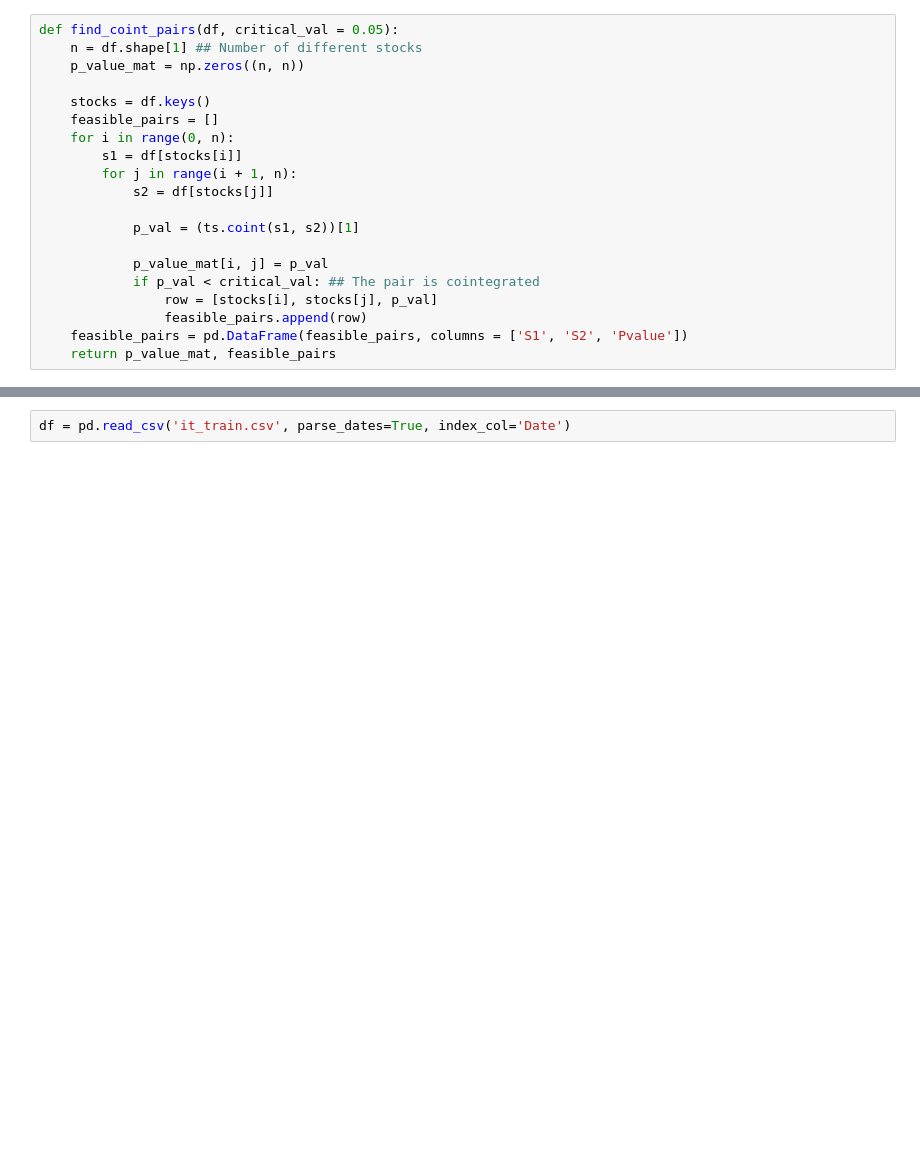
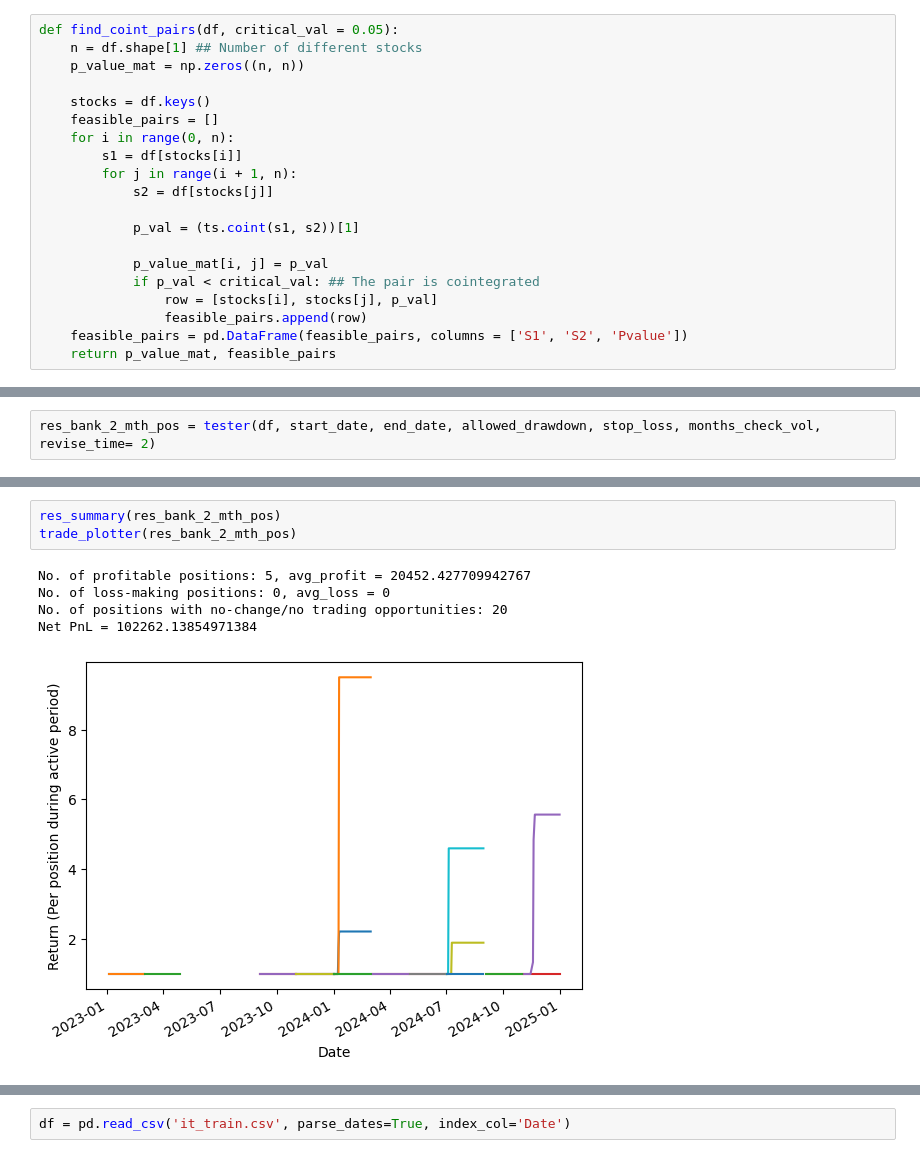
Before and after one commit to Amination-Gogia/Pairs-Trading-Dec-2024, a Jupyter notebook: Week-4/multiple_pairs.ipynb, the cells around one changed output, grey strips where cells are left out. Drawn from its saved outputs; the diff is of its cells as text; blank space fills up the shorter version.

```diff
--- a/Week-4/multiple_pairs.ipynb
+++ b/Week-4/multiple_pairs.ipynb
@@ -159,0 +382,2 @@ def find_coint_pairs(df, critical_val = 0.05):
+# %%
+res_bank_2_mth_pos = tester(df, start_date, end_date, allowed_drawdown, stop_loss, months_check_vol, revise_time= 2)
@@ -159,0 +398,9 @@ def find_coint_pairs(df, critical_val = 0.05):
+# %%
+res_summary(res_bank_2_mth_pos)
+trade_plotter(res_bank_2_mth_pos)
+# %% [output]
+No. of profitable positions: 5, avg_profit = 20452.427709942767
+No. of loss-making positions: 0, avg_loss = 0
+No. of positions with no-change/no trading opportunities: 20
+Net PnL = 102262.13854971384
+[figure, added]
```
Also changed, not shown: parts of 34 cells of this notebook, 2 other files.
